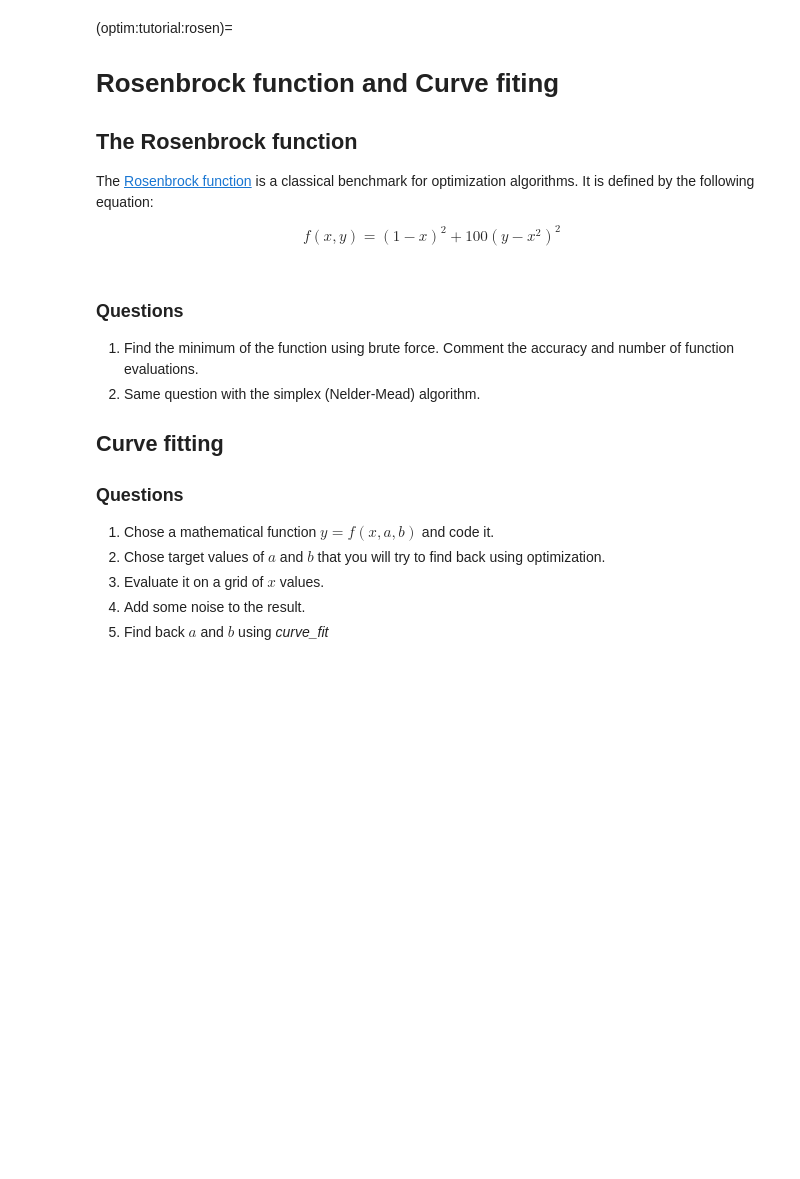
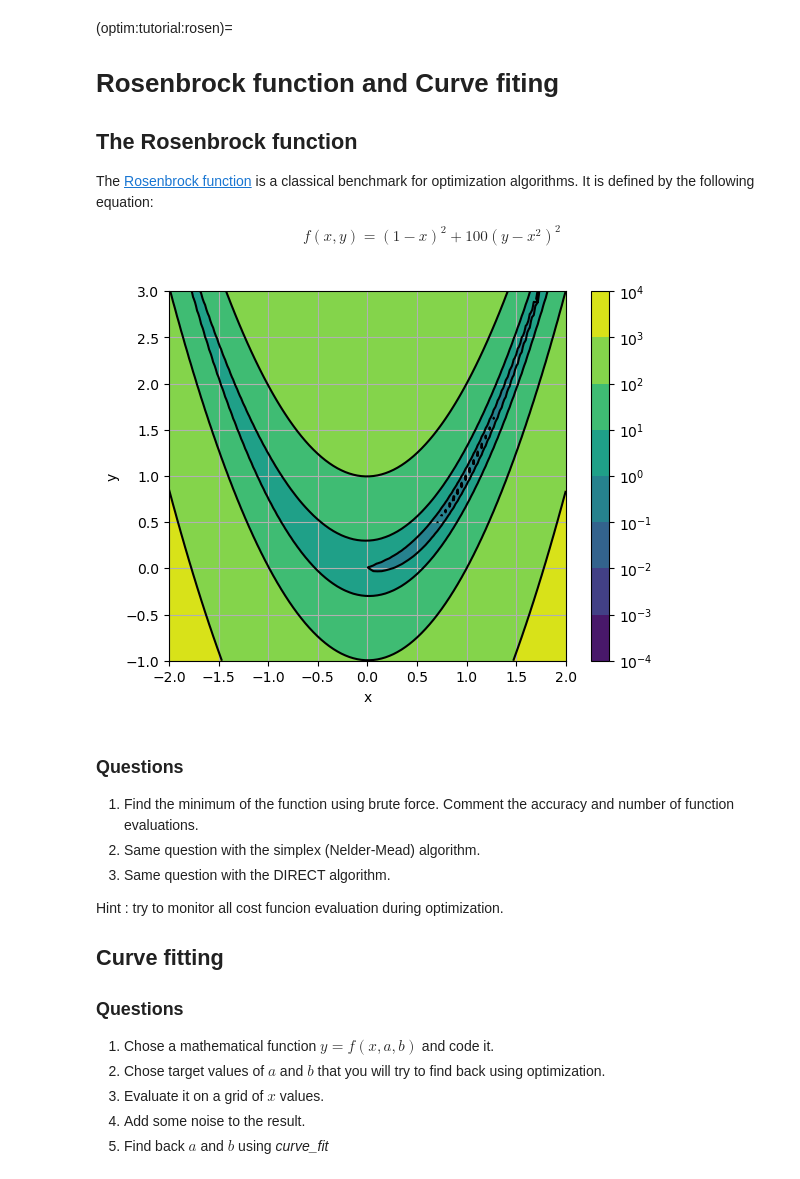
Before and after one commit to symmeHub/positron, a Jupyter notebook: _sources/optimization/exercises/rosenbrock_and_curve_fiting.ipynb, the cells around one changed output. Saved outputs shown, nothing was run; the diff lists cells and outputs as text; code cells hidden in the pictures; blank space fills up the shorter version.

```diff
--- a/_sources/optimization/exercises/rosenbrock_and_curve_fiting.ipynb
+++ b/_sources/optimization/exercises/rosenbrock_and_curve_fiting.ipynb
@@ -13,36 +13,41 @@ $$
 # %%
 %matplotlib inline
 import numpy as np
 import matplotlib.pyplot as plt
-
+import matplotlib.colors as colors
 
 def Rosen(X):
     """
     Rosenbrock function
     """
     x, y = X
     return (1 - x) ** 2 + 100.0 * (y - x**2) ** 2
 
 
 x = np.linspace(-2.0, 2.0, 100)
 y = np.linspace(-1.0, 3.0, 100)
 X, Y = np.meshgrid(x, y)
 Z = Rosen((X, Y))
 
 fig = plt.figure(0)
 plt.clf()
-plt.contourf(X, Y, Z, 20)
+plt.contourf(X, Y, Z, 30,  norm=colors.LogNorm())
 plt.colorbar()
-plt.contour(X, Y, Z, 20, colors="black")
+plt.contour(X, Y, Z, 30, colors="black",  norm=colors.LogNorm())
 plt.grid()
 plt.xlabel("x")
 plt.ylabel("y")
 plt.show()
+# %% [output]
+[figure, added]
 # %% [markdown]
 ### Questions
 
 1. Find the minimum of the function using brute force. Comment the accuracy and number of function evaluations.
 2. Same question with the simplex (Nelder-Mead) algorithm.
+3. Same question with the DIRECT algorithm.
+
+Hint : try to monitor all cost funcion evaluation during optimization.
 
 ## Curve fitting
 
```
Also changed, not shown: 9 other files.
